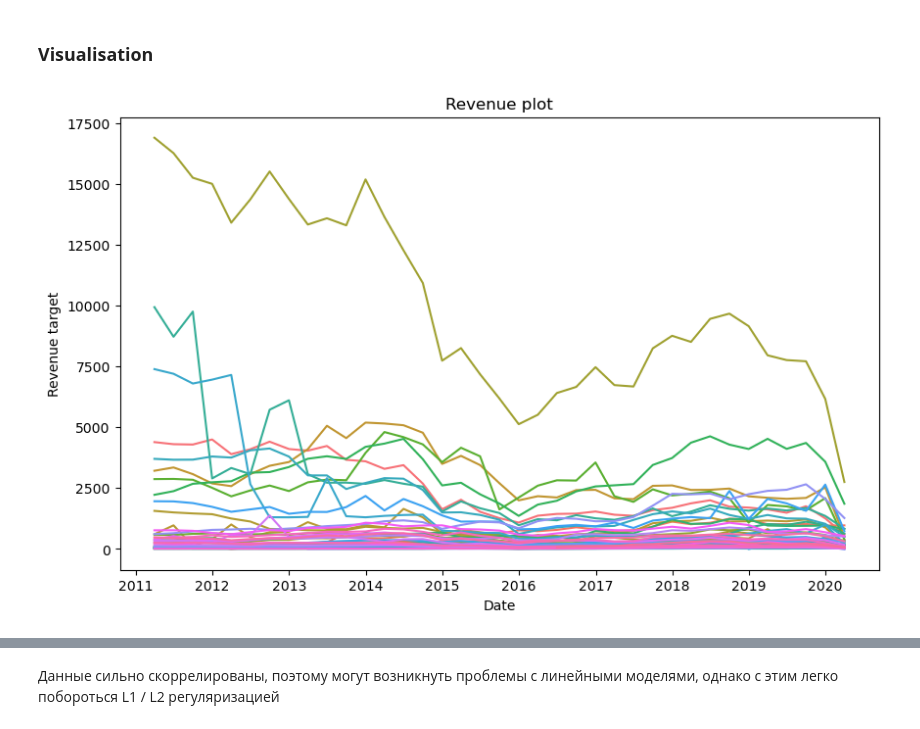
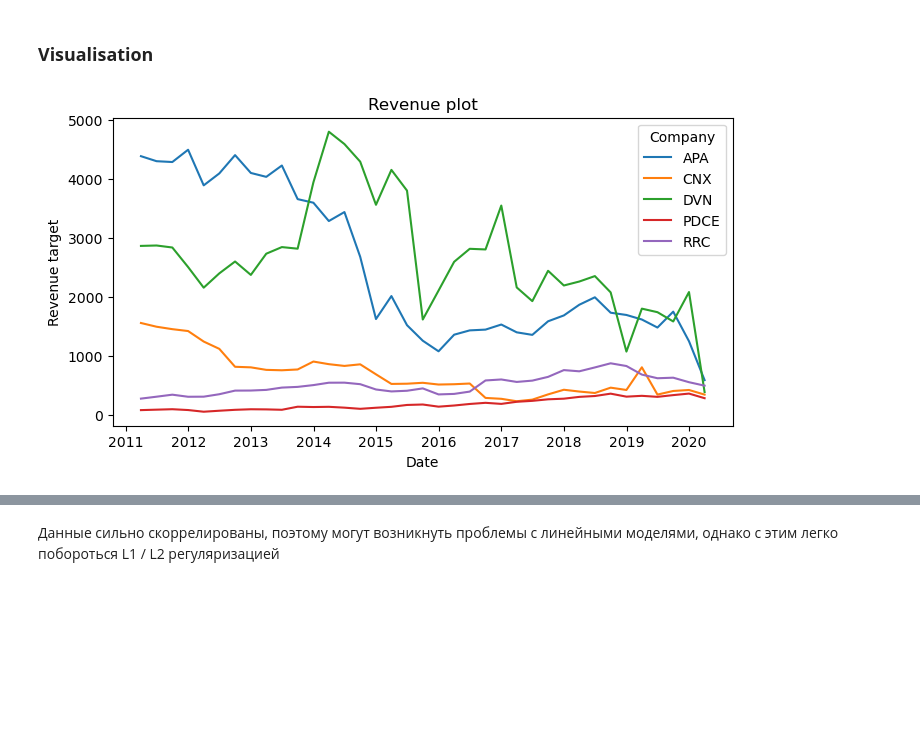
Before and after one commit to Andrezyy/CMF-reporting-forecasting, a Jupyter notebook: EDA.ipynb, the cells around one changed output, grey strips where cells are left out. Saved outputs shown, nothing was run; the diff lists cells and outputs as text; code cells hidden in the pictures; blank space fills up the shorter version.

```diff
--- a/EDA.ipynb
+++ b/EDA.ipynb
@@ -101,11 +107,13 @@ train_data.groupby('Company').agg(['mean', 'std', 'min', 'max']).head()
 5 rows × 88 columns
 # %% [markdown]
 ### **Visualisation**
+# %%
+companies = random.choices(train_data.Company.unique(), k = 5)
 # %%
-plt.figure(figsize = (10,6))
+plt.figure(figsize = (8,4))
 plt.title("Revenue plot")
-sns.lineplot(data=train_data, x="Date", y="Revenue target", hue="Company", legend = False)
+sns.lineplot(data=train_data[train_data.Company.isin(companies)], x="Date", y="Revenue target", hue="Company", legend = True)
 plt.show()
 # %% [output]
-[figure, old version]
+[figure, new version]
 # %%
```
Also changed, not shown: parts of 7 cells of this notebook, 3 other files.
